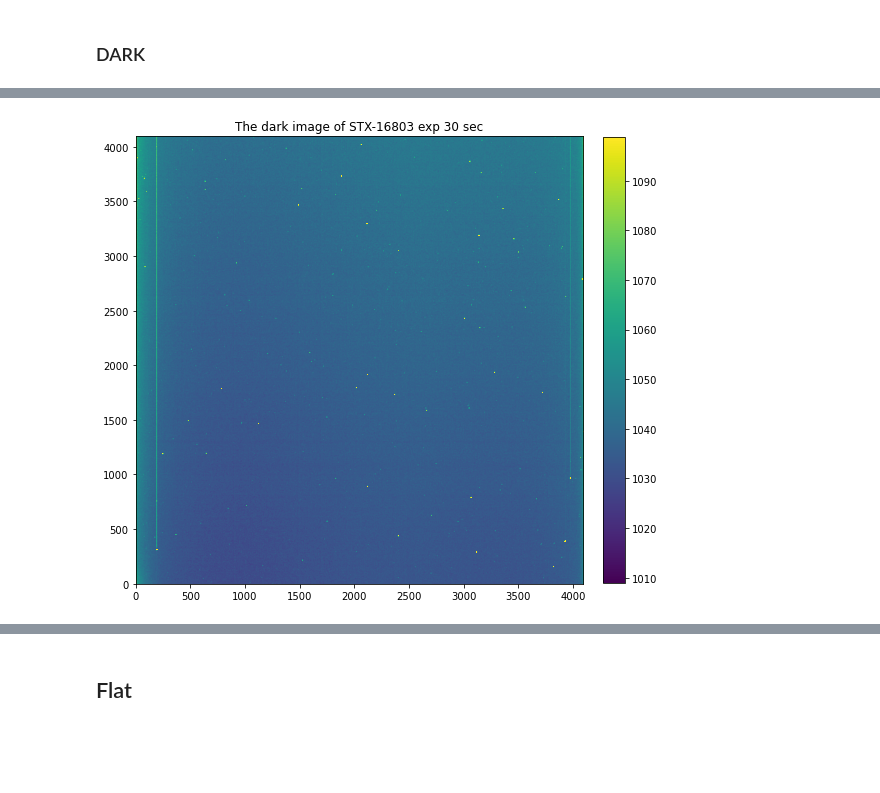
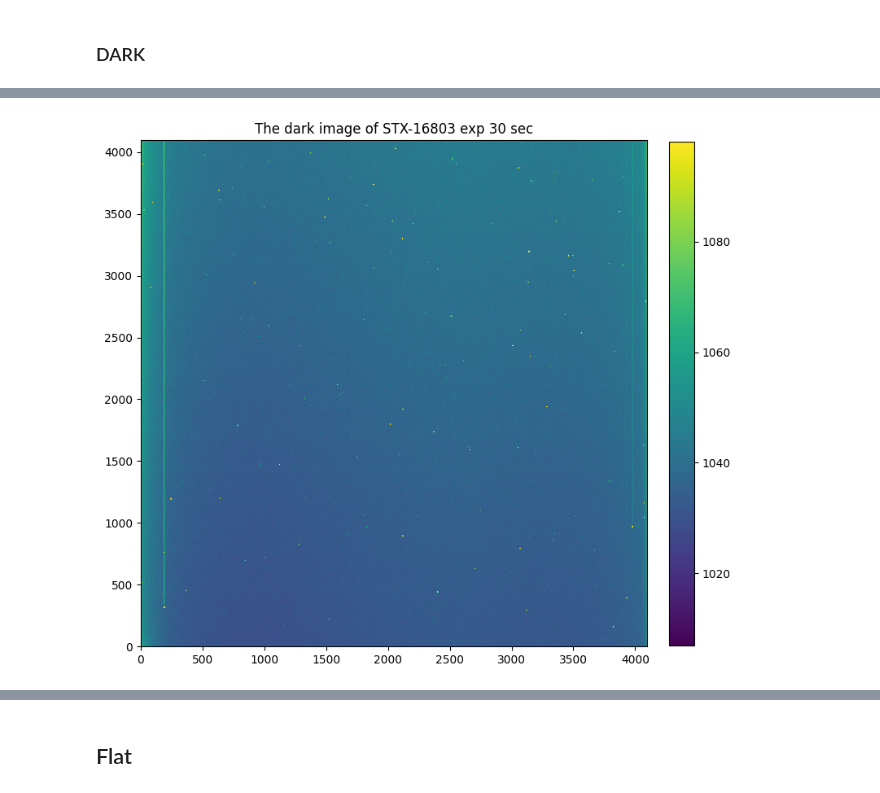
Before and after one commit to guitar79/astro_Python, a Jupyter notebook: 01_05_combine_master_files_ys.py.ipynb, the cells around one changed output, grey strips where cells are left out. Saved outputs shown, nothing was run; the diff lists cells and outputs as text; code cells hidden in the pictures; blank space fills up the shorter version.

```diff
--- a/01_05_combine_master_files_ys.py.ipynb
+++ b/01_05_combine_master_files_ys.py.ipynb
@@ -212,13 +289,13 @@ Name: file, dtype: object
 # %%
-hdul = fits.open(dark_fits[5])
+hdul = fits.open(dark_fits[2])
 
 fig, axs = plt.subplots(1, 1, figsize=(8, 8), sharex=False, sharey=False, gridspec_kw=None)
 im = yvu.zimshow(axs, hdul[0].data)
 axs.set_title('The dark image of STX-16803 exp 30 sec')
 plt.colorbar(im, fraction=0.0455, pad=0.04)
 plt.tight_layout()
 # %% [output]
-[figure, old version]
+[figure, new version]
 # %%
 hdul = fits.open(dark_fits[5])
 
```
Also changed, not shown: parts of 15 cells of this notebook, 45 other files.
